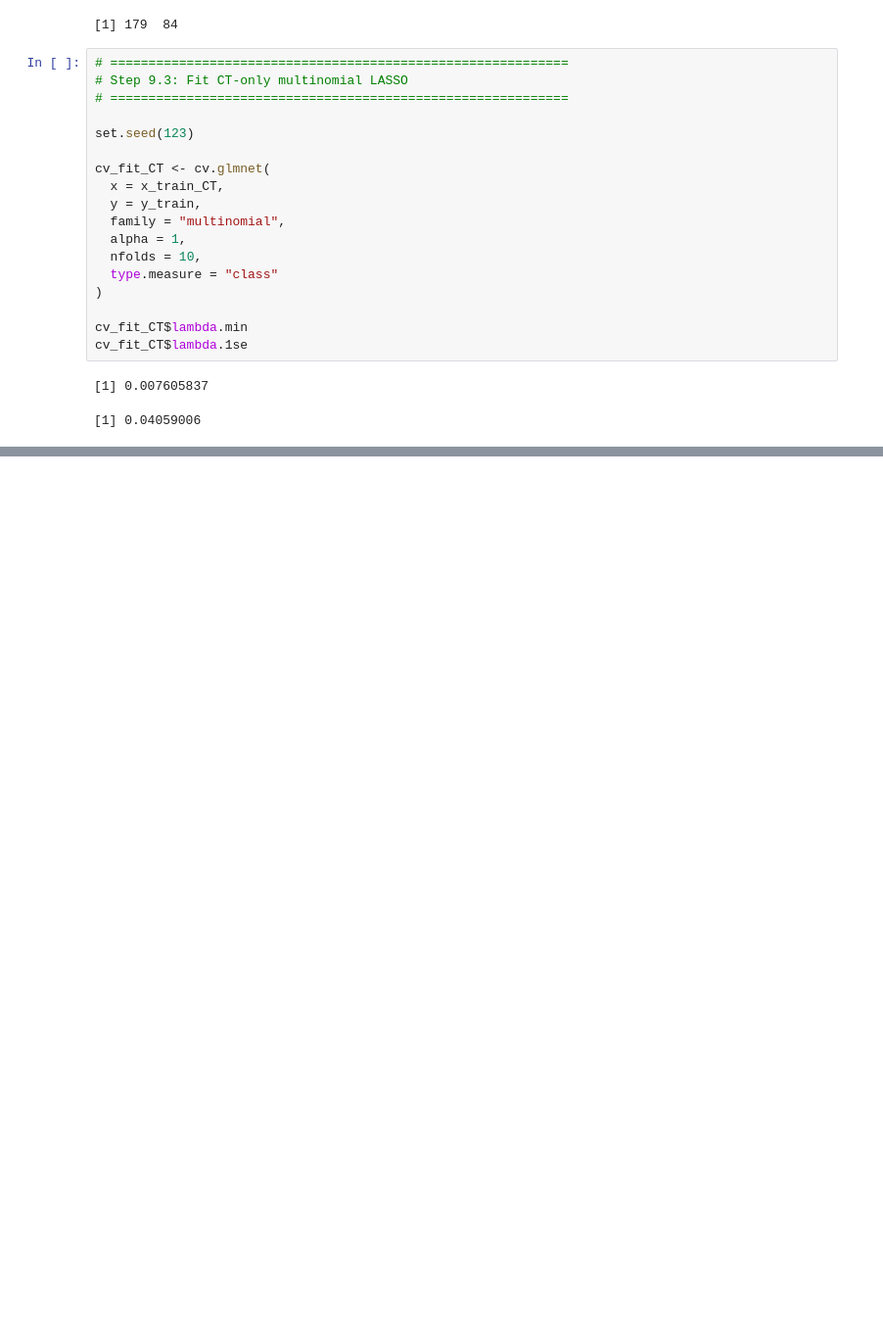
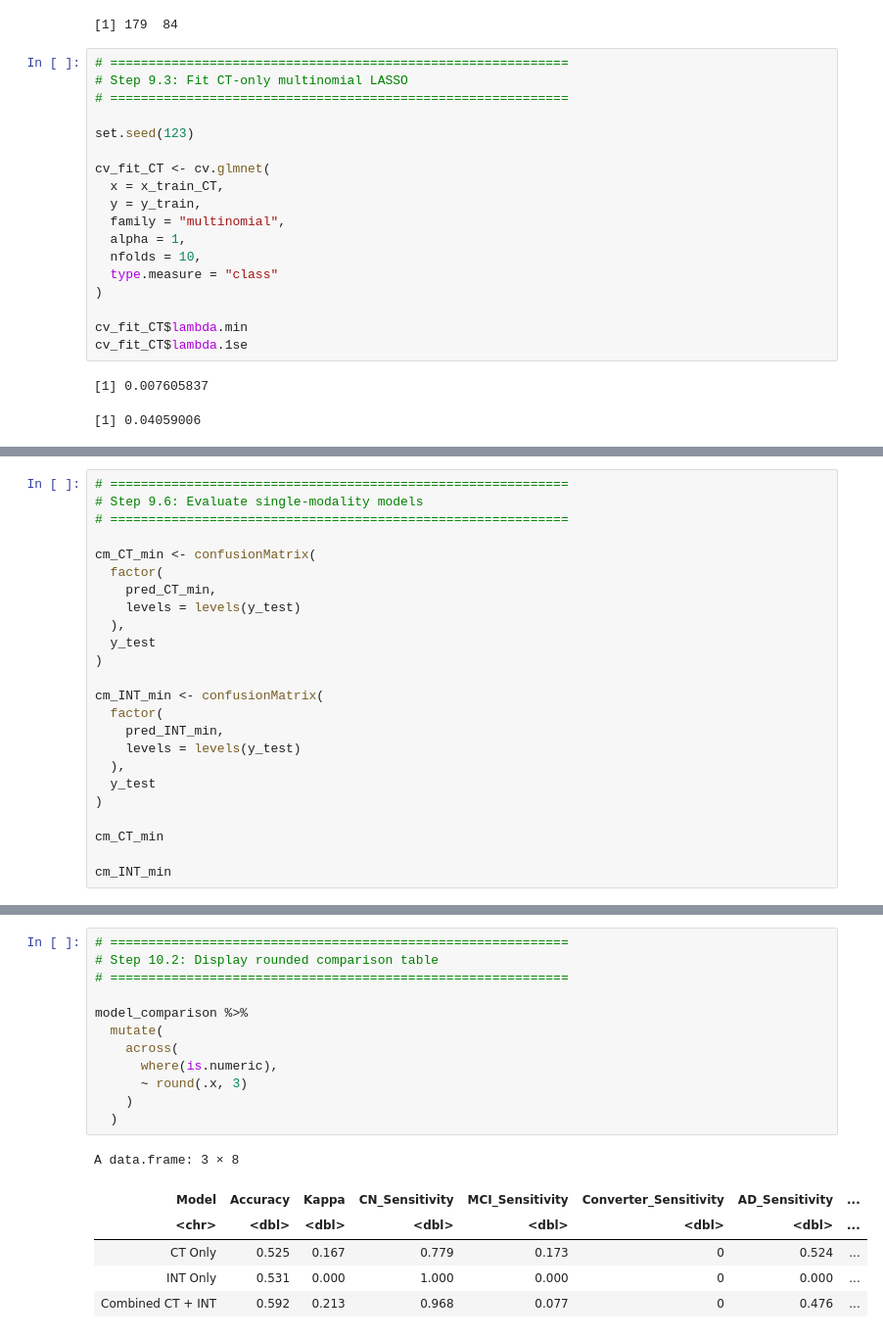
Before and after one commit to ACastellana0629/AD_onboarding, a Jupyter notebook: R_analysis/04_Combined_Thickness_INT_Model.ipynb, the cells around one changed output, grey strips where cells are left out. Shown at 98% size. Drawn from its saved outputs; the diff is of its cells as text; blank space fills up the shorter version.

```diff
--- a/R_analysis/04_Combined_Thickness_INT_Model.ipynb
+++ b/R_analysis/04_Combined_Thickness_INT_Model.ipynb
@@ -991,0 +1031,24 @@ cv_fit_CT$lambda.1se
+# %%
+# ============================================================
+# Step 9.6: Evaluate single-modality models
+# ============================================================
+
+cm_CT_min <- confusionMatrix(
+  factor(
+    pred_CT_min,
+    levels = levels(y_test)
+  ),
+  y_test
+)
+
+cm_INT_min <- confusionMatrix(
+  factor(
+    pred_INT_min,
+    levels = levels(y_test)
+  ),
+  y_test
+)
+
+cm_CT_min
+
+cm_INT_min
@@ -991,0 +1194,19 @@ cv_fit_CT$lambda.1se
+# %%
+# ============================================================
+# Step 10.2: Display rounded comparison table
+# ============================================================
+
+model_comparison %>%
+  mutate(
+    across(
+      where(is.numeric),
+      ~ round(.x, 3)
+    )
+  )
+# %% [output]
+A data.frame: 3 × 8
+| Model | Accuracy | Kappa | CN_Sensitivity | MCI_Sensitivity | Converter_Sensitivity | AD_Sensitivity | ... |
+| <chr> | <dbl> | <dbl> | <dbl> | <dbl> | <dbl> | <dbl> | ... |
+| CT Only | 0.525 | 0.167 | 0.779 | 0.173 | 0 | 0.524 | ... |
+| INT Only | 0.531 | 0.000 | 1.000 | 0.000 | 0 | 0.000 | ... |
+| Combined CT + INT | 0.592 | 0.213 | 0.968 | 0.077 | 0 | 0.476 | ... |
```
Also changed, not shown: parts of 12 cells of this notebook.
